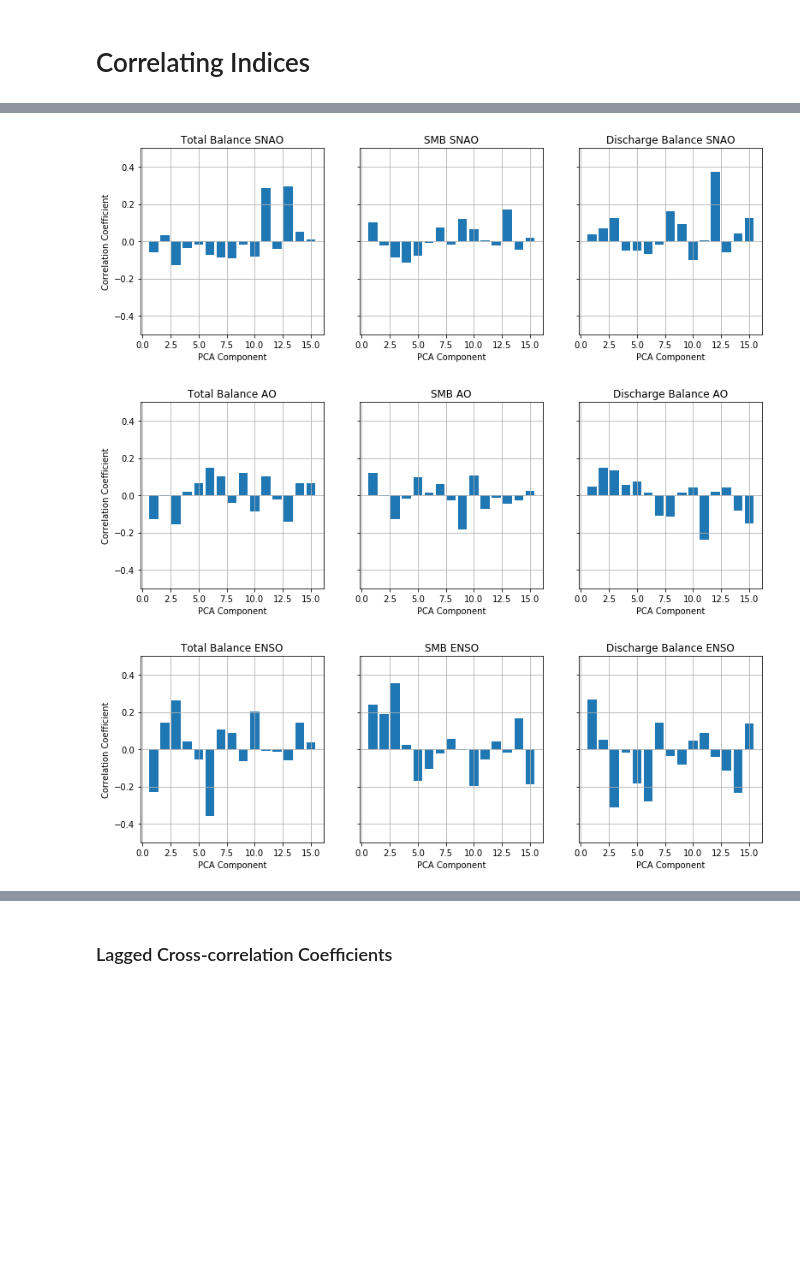
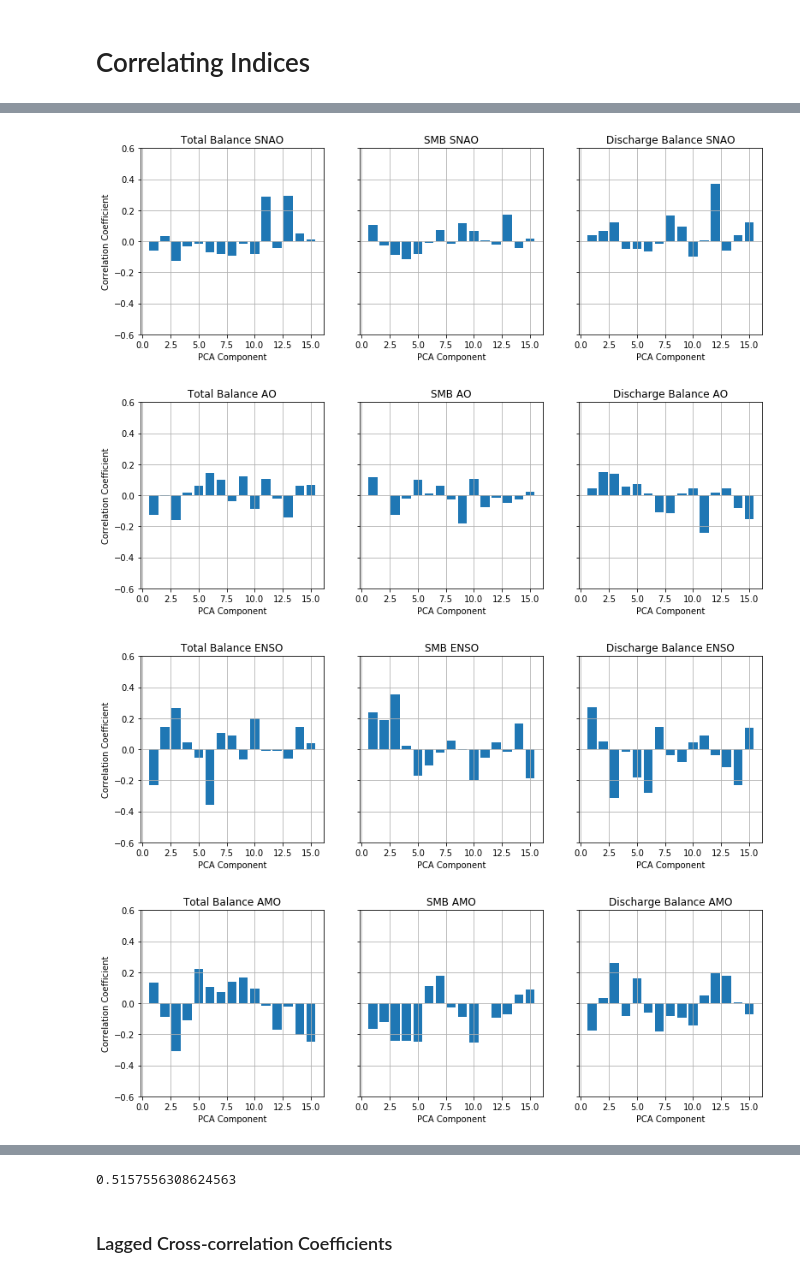
Before and after one commit to AdriaanGr/MAIO_project, a Jupyter notebook: MAIO_project2.ipynb, the cells around one changed output, grey strips where cells are left out. Cells and saved outputs as stored; diff of their text form; code cells hidden in the pictures; blank space fills up the shorter version.

```diff
--- a/MAIO_project2.ipynb
+++ b/MAIO_project2.ipynb
@@ -835,7 +835,35 @@ for ti, tv in enumerate(enso['time'][:]):
 
 enso_t *= 86400.0
 enso.close()
+
+amo = Dataset("./iamo_hadsst.nc", mode='r')
+amo_d = amo['AMO'][:]
+amo_t = np.zeros(amo['time'][:].size)
+for ti, tv in enumerate(amo['time'][:]):
+    T_month = int(np.round(tv))
+    amo_t[ti] = (datetime(1850 + T_month // 12, T_month % 12 + 1, 15) - datetime(2002, 1, 1)).days
+amo_t *= 86400.0
+amo.close()
+
+grb_d = np.genfromtxt("./grnland_blck.txt", delimiter='\t')
+gbd_temp = grb_d[:,0]
+grb_d = grb_d[:,1:-1].flatten()
+grb_t = np.empty(grb_d.shape)
+
+for ti in range(grb_t.size):
+    tv = gbd_temp[int(ti // 12)]
+    grb_t[ti] = (tv - 2002) * 12.0 + (ti % 12)
+
+grb_t *= 365.25 * 86400.0
+del gbd_temp
 # %%
+def timeseries_corr(t, d, index_x, index_y):
+    assert len(t) == len(d), "Invalid time series length"
+    assert len(index_x) == len(index_y), "Index time series dimensions do not match"
+
+    index_m = np.interp(t, index_x, index_y)
+    return np.corrcoef(d, index_m)[0,1]
+
 def PCA_correlate(PCA_x, PCA_y, index_x, index_y):
     assert PCA_x.size == PCA_y.shape[0], "Invalid time series for PCA component set"
     assert len(index_x) == len(index_y), "Index time series dimensions do not match"
@@ -852,7 +880,7 @@ def plot_PCA_correlate(ax, PCA_x, PCA_y, index_x, index_y, **kwargs):
     ax.grid(True)
     ax.bar(np.arange(corr.size//2) + 1, corr[:corr.size//2])
     ax.set_xlabel("PCA Component")
-    ax.set_ylim(-0.5, 0.5)
+    ax.set_ylim(-0.6, 0.6)
     if 'title' in kwargs:
         ax.set_title(kwargs['title'])
     return corr
@@ -884,4 +912,18 @@ plot_PCA_correlate(ax[1], smb_t, PCA_SMB, enso_t, enso_d, title='SMB ENSO')
 plot_PCA_correlate(ax[2], dis_t, PCA_d, enso_t, enso_d, title='Discharge Balance ENSO')
 ax[0].set_ylabel("Correlation Coefficient")
 plt.show()
+
+f, ax = plt.subplots(1, 3, sharey=True, figsize=(13, 4))
+plot_PCA_correlate(ax[0], grace_t, PCA, amo_t, amo_d, title='Total Balance AMO')
+plot_PCA_correlate(ax[1], smb_t, PCA_SMB, amo_t, amo_d, title='SMB AMO')
+plot_PCA_correlate(ax[2], dis_t, PCA_d, amo_t, amo_d, title='Discharge Balance AMO')
+ax[0].set_ylabel("Correlation Coefficient")
+plt.show()
+
+f, ax = plt.subplots(1, 3, sharey=True, figsize=(13, 4))
+plot_PCA_correlate(ax[0], grace_t, PCA, grb_t, grb_d, title='Total Balance GRB')
+plot_PCA_correlate(ax[1], smb_t, PCA_SMB, grb_t, grb_d, title='SMB GRB')
+plot_PCA_correlate(ax[2], dis_t, PCA_d, grb_t, grb_d, title='Discharge Balance GRB')
+ax[0].set_ylabel("Correlation Coefficient")
+plt.show()
 # %% [output]
@@ -889,3 +931,4 @@ plt.show()
-[figure, old version]
+[figure, new version]
-[figure, old version]
+[figure, new version]
-[figure, old version]
+[figure, new version]
+[figure, added]
@@ -892,3 +936,7 @@ plt.show()
+# %%
+PCA_correlate(dis_t, PCA_d, grb_t, grb_d).max()
+# %% [output]
+0.5157556308624563
 # %% [markdown]
 ### Lagged Cross-correlation Coefficients
 # %%
```
Also changed, not shown: parts of 5 cells of this notebook, 1 other file.
